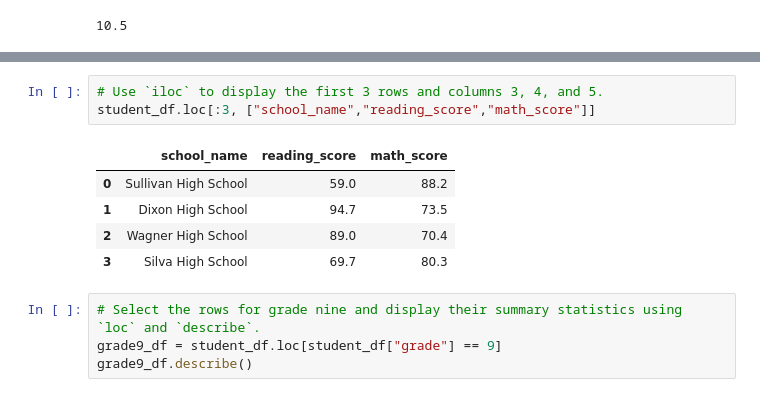
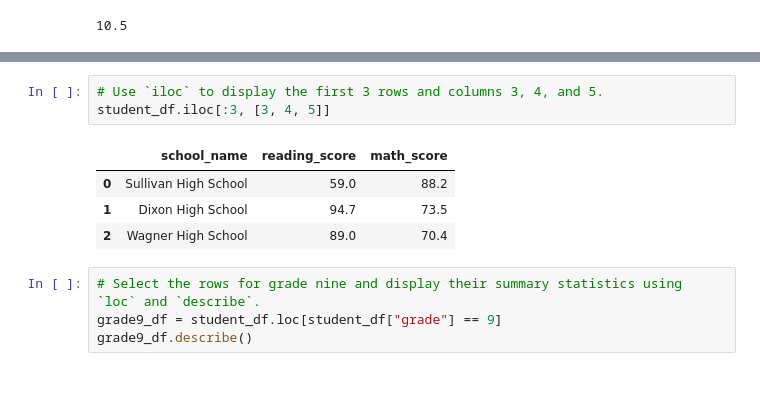
Before and after one commit to kimevans404/School_District_Analysis, a Jupyter notebook: Unsolved/Student_Data_Challenge_Starter_Code.ipynb, the cells around one changed output, grey strips where cells are left out. Saved outputs shown, nothing was run; the diff lists cells and outputs as text.

```diff
--- a/Unsolved/Student_Data_Challenge_Starter_Code.ipynb
+++ b/Unsolved/Student_Data_Challenge_Starter_Code.ipynb
@@ -211,13 +209,12 @@ student_df["grade"]
 Name: grade, Length: 14831, dtype: int64
 # %%
 # Use `iloc` to display the first 3 rows and columns 3, 4, and 5.
-student_df.loc[:3, ["school_name","reading_score","math_score"]]
+student_df.iloc[:3, [3, 4, 5]]
 # %% [output]
 |  | school_name | reading_score | math_score |
 | 0 | Sullivan High School | 59.0 | 88.2 |
 | 1 | Dixon High School | 94.7 | 73.5 |
 | 2 | Wagner High School | 89.0 | 70.4 |
-| 3 | Silva High School | 69.7 | 80.3 |
 # %%
 # Select the rows for grade nine and display their summary statistics using `loc` and `describe`.
 grade9_df = student_df.loc[student_df["grade"] == 9]
```
Also changed, not shown: parts of 11 cells of this notebook.
